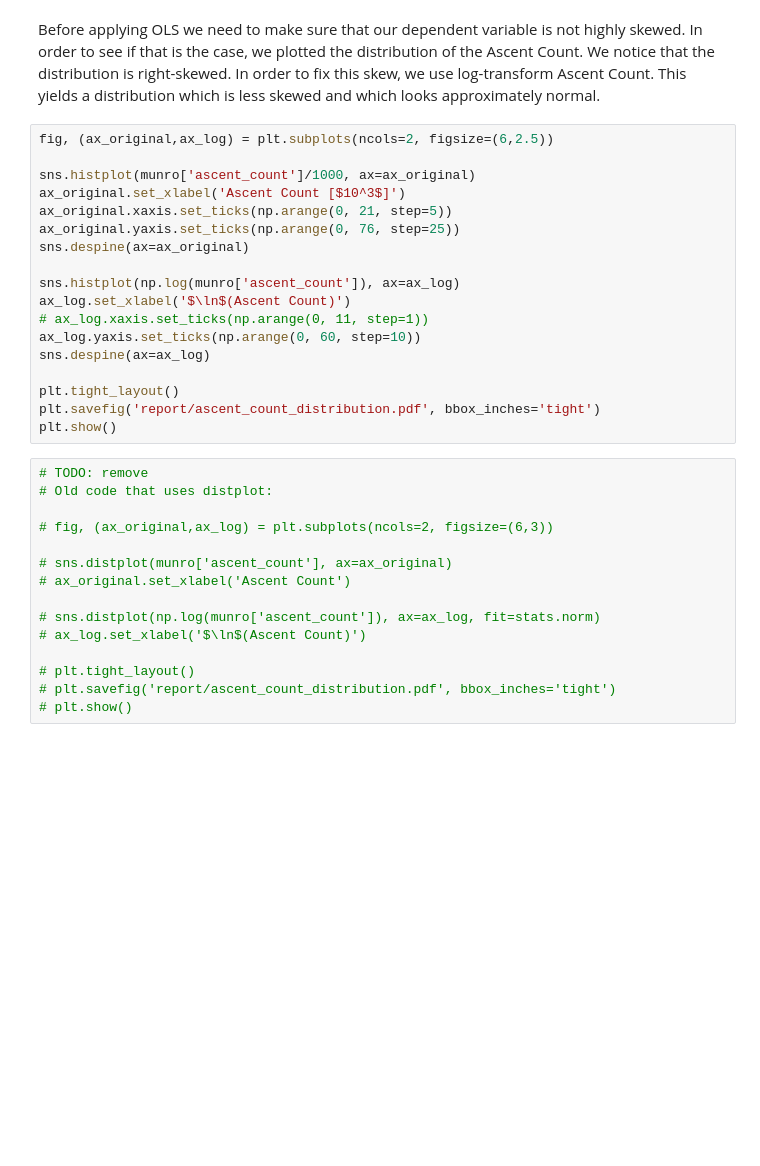
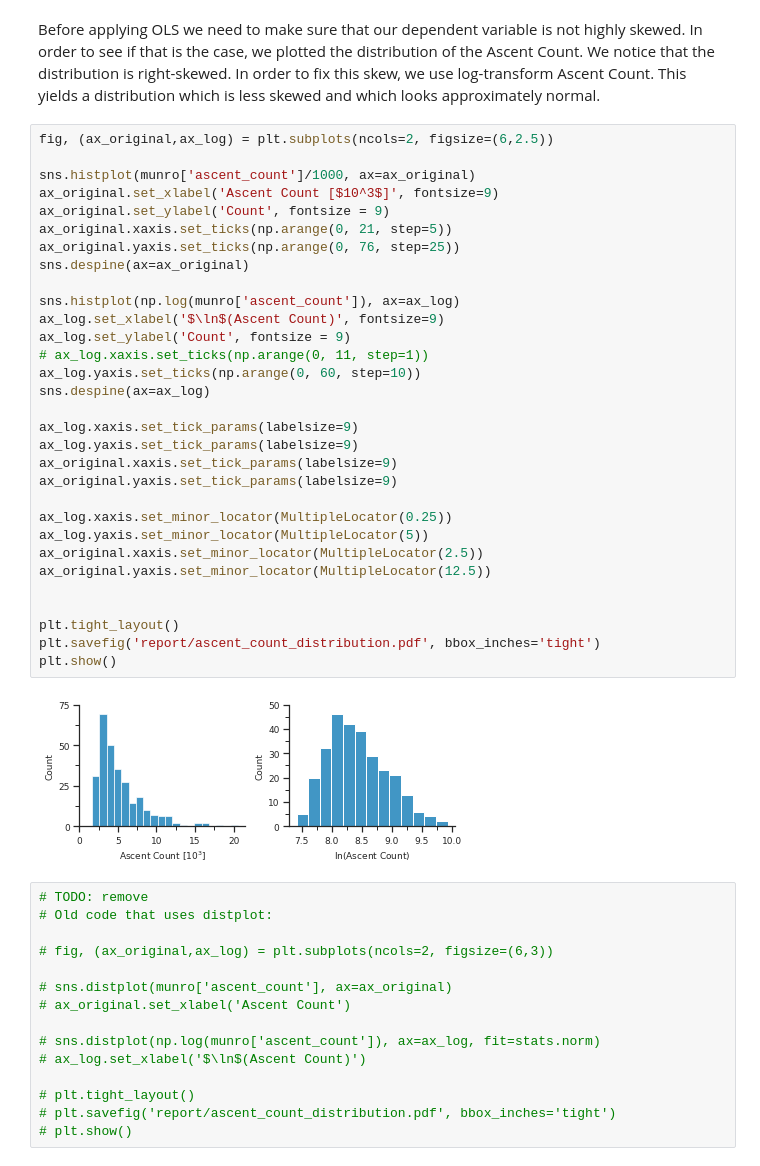
Before and after one commit to filipbalucha/FDS_final_project, a Jupyter notebook: data_analysis.ipynb, the cells around one changed output. Cells and saved outputs as stored; diff of their text form; blank space fills up the shorter version.

```diff
--- a/data_analysis.ipynb
+++ b/data_analysis.ipynb
@@ -271,21 +271,36 @@ Before applying OLS we need to make sure that our dependent variable is not high
 # %%
 fig, (ax_original,ax_log) = plt.subplots(ncols=2, figsize=(6,2.5))
 
 sns.histplot(munro['ascent_count']/1000, ax=ax_original)
-ax_original.set_xlabel('Ascent Count [$10^3$]')
+ax_original.set_xlabel('Ascent Count [$10^3$]', fontsize=9)
+ax_original.set_ylabel('Count', fontsize = 9)
 ax_original.xaxis.set_ticks(np.arange(0, 21, step=5))
 ax_original.yaxis.set_ticks(np.arange(0, 76, step=25))
 sns.despine(ax=ax_original)
 
 sns.histplot(np.log(munro['ascent_count']), ax=ax_log)
-ax_log.set_xlabel('$\ln$(Ascent Count)')
+ax_log.set_xlabel('$\ln$(Ascent Count)', fontsize=9)
+ax_log.set_ylabel('Count', fontsize = 9)
 # ax_log.xaxis.set_ticks(np.arange(0, 11, step=1))
 ax_log.yaxis.set_ticks(np.arange(0, 60, step=10))
 sns.despine(ax=ax_log)
 
+ax_log.xaxis.set_tick_params(labelsize=9)
+ax_log.yaxis.set_tick_params(labelsize=9)
+ax_original.xaxis.set_tick_params(labelsize=9)
+ax_original.yaxis.set_tick_params(labelsize=9)
+
+ax_log.xaxis.set_minor_locator(MultipleLocator(0.25))
+ax_log.yaxis.set_minor_locator(MultipleLocator(5))
+ax_original.xaxis.set_minor_locator(MultipleLocator(2.5))
+ax_original.yaxis.set_minor_locator(MultipleLocator(12.5))
+
+
 plt.tight_layout()
 plt.savefig('report/ascent_count_distribution.pdf', bbox_inches='tight')
 plt.show()
+# %% [output]
+[figure, added]
 # %%
 # TODO: remove
 # Old code that uses distplot:
```
Also changed, not shown: parts of 6 cells of this notebook, 14 other files.
